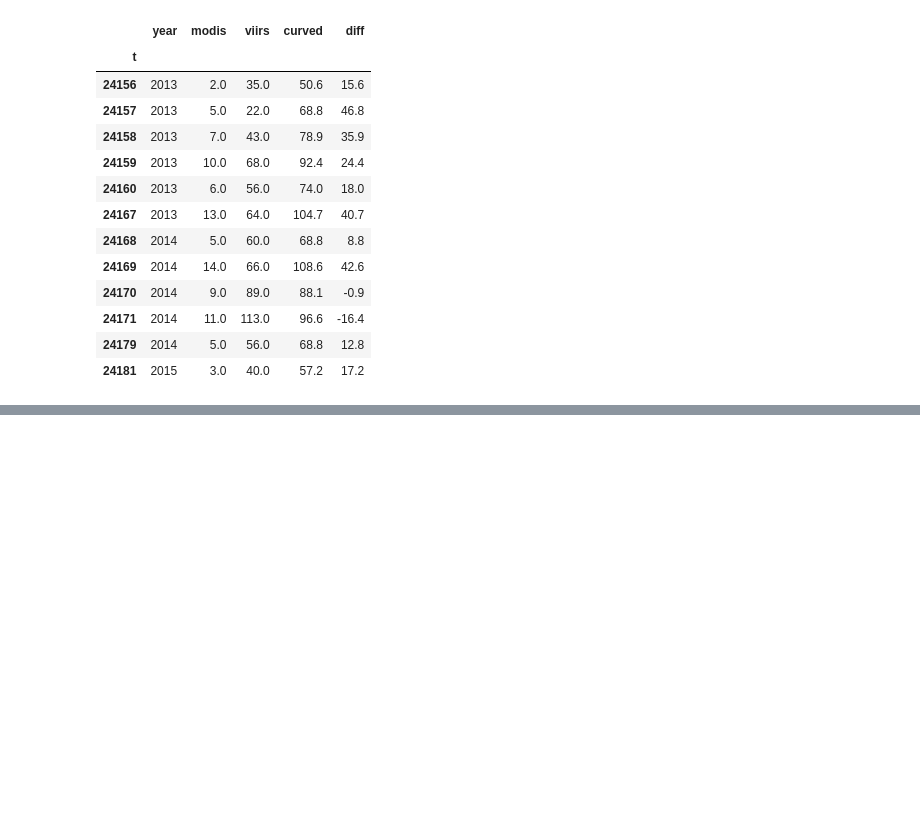
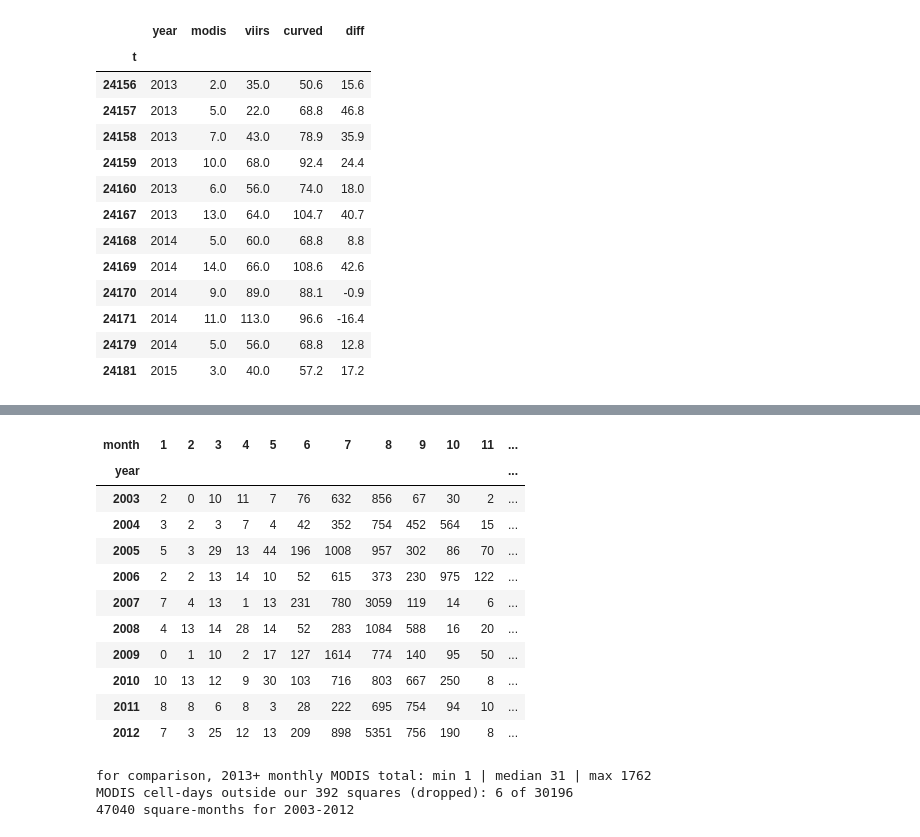
Before and after one commit to BEramZZZ/space-apps-fire, a Jupyter notebook: notebooks/training.ipynb, the cells around one changed output, grey strips where cells are left out. Cells and saved outputs as stored; diff of their text form; code cells hidden in the pictures; blank space fills up the shorter version.

```diff
--- a/notebooks/training.ipynb
+++ b/notebooks/training.ipynb
@@ -373,0 +470,48 @@ display(q.round(1))
+# %%
+months_pre = np.arange(2003 * 12, 2013 * 12)
+
+m_all = prep(pd.read_parquet(PROC / f"{REGION}_grid_m.parquet"), "modis")
+mp = m_all[m_all.index.get_level_values("t").isin(months_pre)]
+
+# (1) coverage: regional MODIS total per month, 2003-2012
+tot_pre = mp.groupby("t").sum().reindex(months_pre, fill_value=0)
+cov = pd.DataFrame({"year": months_pre // 12, "month": months_pre % 12 + 1, "modis": tot_pre.to_numpy()})
+display(cov.pivot(index="year", columns="month", values="modis").astype(int))
+print("for comparison, 2013+ monthly MODIS total: min", int(tot.modis.min()),
+      "| median", int(tot.modis.median()), "| max", int(tot.modis.max()))
+
+# (2) the same square-month table as before, for 2003-2012 (MODIS only)
+cube_pre = cells[["iy", "ix"]].merge(pd.DataFrame({"t": months_pre}), how="cross")
+cube_pre = cube_pre.join(mp, on=["t", "iy", "ix"])
+cube_pre["modis"] = cube_pre["modis"].fillna(0)
+print(f"MODIS cell-days outside our {len(cells)} squares (dropped): "
+      f"{mp.sum() - cube_pre.modis.sum():.0f} of {mp.sum():.0f}")
+
+mod = cube_pre.set_index(["t", "iy", "ix"])["modis"]
+nb = np.zeros(len(cube_pre))
+for dy in (-1, 0, 1):
+    for dx in (-1, 0, 1):
+        if (dy, dx) != (0, 0):
+            key = pd.MultiIndex.from_arrays([cube_pre.t, cube_pre.iy + dy, cube_pre.ix + dx])
+            nb += mod.reindex(key).fillna(0).to_numpy()
+cube_pre["modis_nb"] = nb
+cube_pre["cell_mean"] = cube_pre.join(cube.groupby(["iy", "ix"])["modis"].mean().rename("cm"),
+                                      on=["iy", "ix"])["cm"].to_numpy()   # usual level from 2013+ only
+cube_pre["year"], cube_pre["month"] = cube_pre.t // 12, cube_pre.t % 12 + 1
+print(len(cube_pre), "square-months for 2003-2012")
+# %% [output]
+| month | 1 | 2 | 3 | 4 | 5 | 6 | 7 | 8 | 9 | 10 | 11 | ... |
+| year |  |  |  |  |  |  |  |  |  |  |  | ... |
+| 2003 | 2 | 0 | 10 | 11 | 7 | 76 | 632 | 856 | 67 | 30 | 2 | ... |
+| 2004 | 3 | 2 | 3 | 7 | 4 | 42 | 352 | 754 | 452 | 564 | 15 | ... |
+| 2005 | 5 | 3 | 29 | 13 | 44 | 196 | 1008 | 957 | 302 | 86 | 70 | ... |
+| 2006 | 2 | 2 | 13 | 14 | 10 | 52 | 615 | 373 | 230 | 975 | 122 | ... |
+| 2007 | 7 | 4 | 13 | 1 | 13 | 231 | 780 | 3059 | 119 | 14 | 6 | ... |
+| 2008 | 4 | 13 | 14 | 28 | 14 | 52 | 283 | 1084 | 588 | 16 | 20 | ... |
+| 2009 | 0 | 1 | 10 | 2 | 17 | 127 | 1614 | 774 | 140 | 95 | 50 | ... |
+| 2010 | 10 | 13 | 12 | 9 | 30 | 103 | 716 | 803 | 667 | 250 | 8 | ... |
+| 2011 | 8 | 8 | 6 | 8 | 3 | 28 | 222 | 695 | 754 | 94 | 10 | ... |
+| 2012 | 7 | 3 | 25 | 12 | 13 | 209 | 898 | 5351 | 756 | 190 | 8 | ... |
+for comparison, 2013+ monthly MODIS total: min 1 | median 31 | max 1762
+MODIS cell-days outside our 392 squares (dropped): 6 of 30196
+47040 square-months for 2003-2012
```
Also changed, not shown: parts of 14 cells of this notebook.
